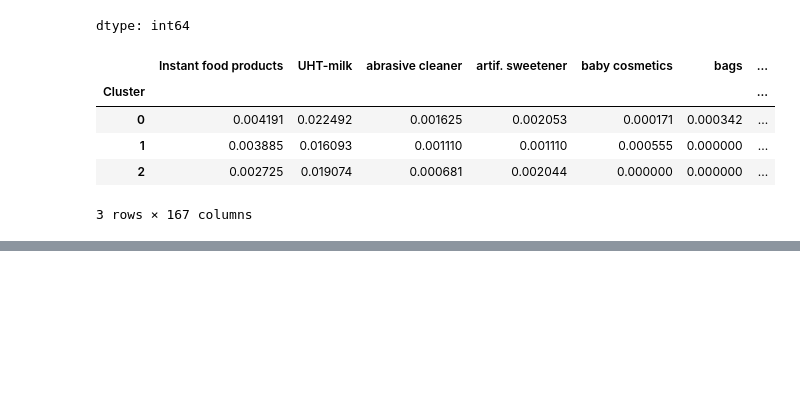
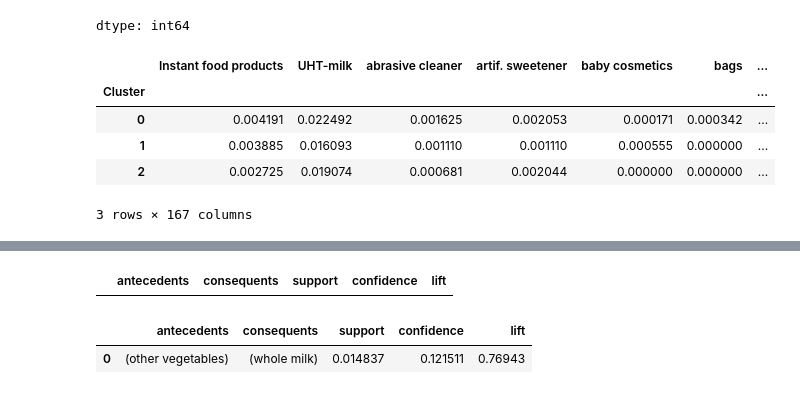
Before and after one commit to Prajkta11222/Market-Basket-Analysis-ML, a Jupyter notebook: MARKET_BASKET_ML(CS23024,CS23031).ipynb, the cells around one changed output, grey strips where cells are left out. Cells and saved outputs as stored; diff of their text form; code cells hidden in the pictures; blank space fills up the shorter version.

```diff
--- a/MARKET_BASKET_ML(CS23024,CS23031).ipynb
+++ b/MARKET_BASKET_ML(CS23024,CS23031).ipynb
@@ -336,0 +347,19 @@ df.groupby('Cluster').mean()
+# %%
+# Function to recommend items based on input item
+def recommend(item):
+    result = rules[rules['antecedents'].apply(lambda x: item in x)]
+
+    return result[['antecedents','consequents','support','confidence','lift']].sort_values(
+        by='confidence', ascending=False
+    ).head(5)
+# %%
+recommend('whole milk')
+# %% [output]
+|  | antecedents | consequents | support | confidence | lift |
+# %%
+recommend('yogurt')
+recommend('rolls/buns')
+recommend('other vegetables')
+# %% [output]
+|  | antecedents | consequents | support | confidence | lift |
+| 0 | (other vegetables) | (whole milk) | 0.014837 | 0.121511 | 0.76943 |
```
Also changed, not shown: parts of 2 cells of this notebook.
